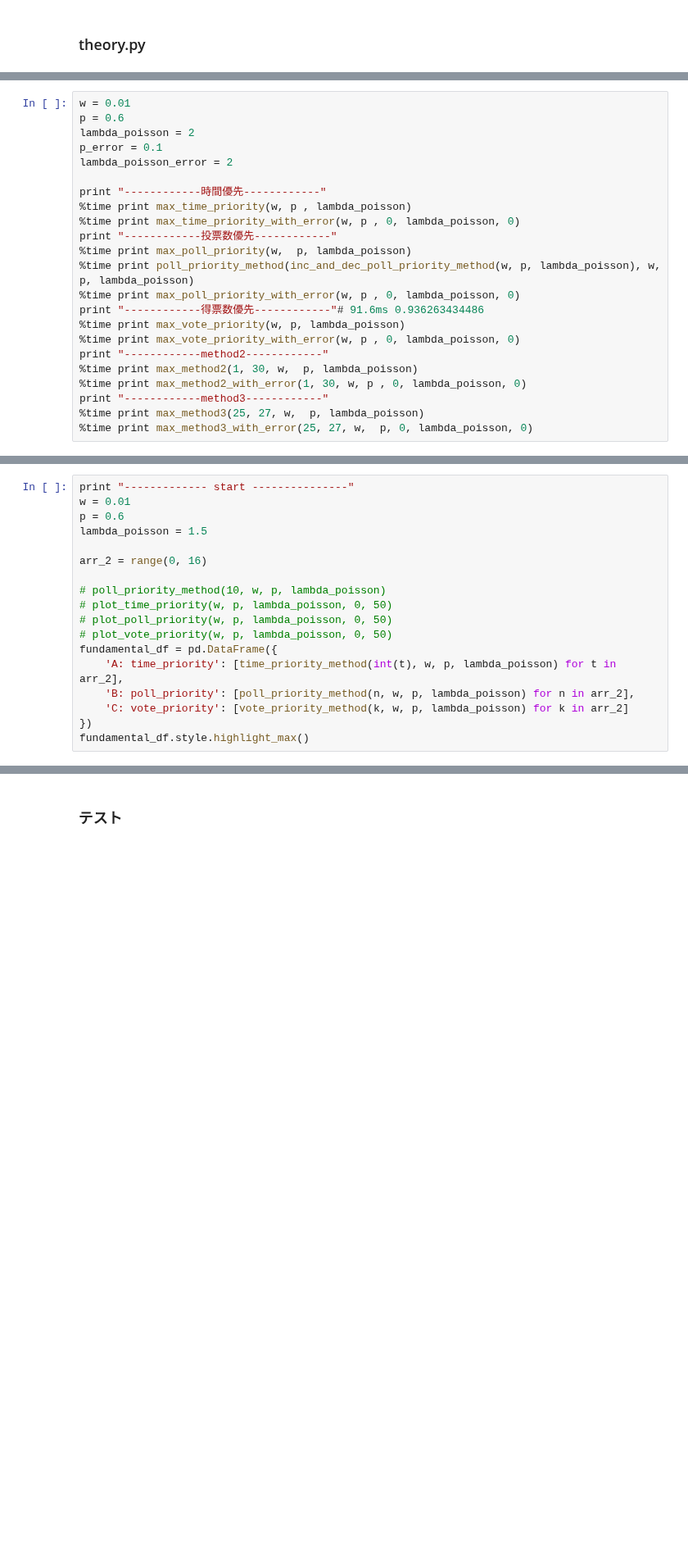
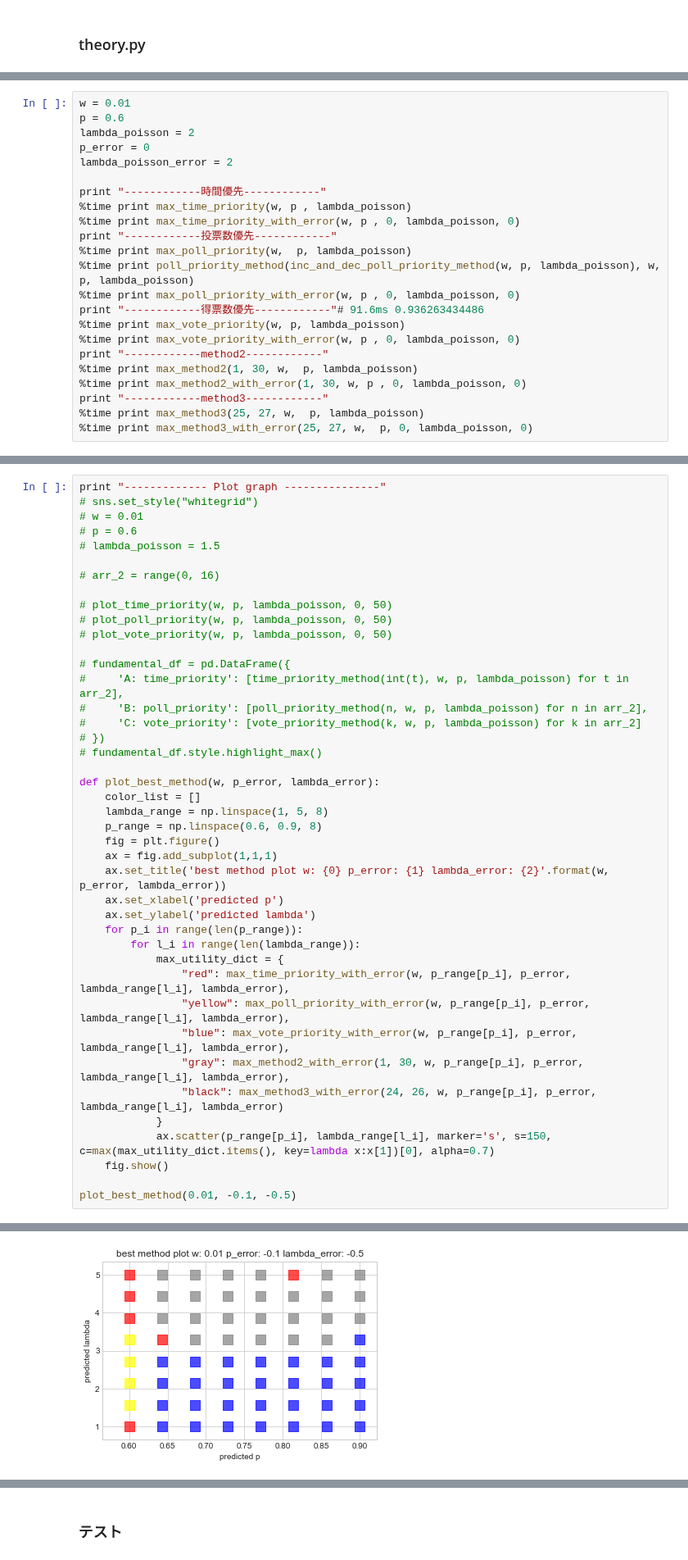
Before and after one commit to k33asby/opinion-aggregation-experiment, a Jupyter notebook: py/simulation.ipynb, the cells around one changed output, grey strips where cells are left out. Shown at 82% size. Cells and saved outputs as stored; diff of their text form; blank space fills up the shorter version.

Commit message:
Add plot_best_method graph

```diff
--- a/py/simulation.ipynb
+++ b/py/simulation.ipynb
@@ -696,7 +457,7 @@ def plot_method4(T1, w, p, lambda_poisson, s_time, t_time):
 w = 0.01
 p = 0.6
 lambda_poisson = 2
-p_error = 0.1
+p_error = 0
 lambda_poisson_error = 2
 
 print "------------時間優先------------"
@@ -736,19 +500,43 @@ Wall time: 1.81 ms
 # %%
-print "------------- start ---------------"
-w = 0.01
-p = 0.6
-lambda_poisson = 1.5
+print "------------- Plot graph ---------------"
+# sns.set_style("whitegrid")
+# w = 0.01
+# p = 0.6
+# lambda_poisson = 1.5
 
-arr_2 = range(0, 16)
+# arr_2 = range(0, 16)
 
-# poll_priority_method(10, w, p, lambda_poisson)
 # plot_time_priority(w, p, lambda_poisson, 0, 50)
 # plot_poll_priority(w, p, lambda_poisson, 0, 50)
 # plot_vote_priority(w, p, lambda_poisson, 0, 50)
-fundamental_df = pd.DataFrame({
-    'A: time_priority': [time_priority_method(int(t), w, p, lambda_poisson) for t in arr_2],
-    'B: poll_priority': [poll_priority_method(n, w, p, lambda_poisson) for n in arr_2],
-    'C: vote_priority': [vote_priority_method(k, w, p, lambda_poisson) for k in arr_2]
-})
-fundamental_df.style.highlight_max()
+
+# fundamental_df = pd.DataFrame({
+#     'A: time_priority': [time_priority_method(int(t), w, p, lambda_poisson) for t in arr_2],
+#     'B: poll_priority': [poll_priority_method(n, w, p, lambda_poisson) for n in arr_2],
+#     'C: vote_priority': [vote_priority_method(k, w, p, lambda_poisson) for k in arr_2]
+# })
+# fundamental_df.style.highlight_max()
+
+def plot_best_method(w, p_error, lambda_error):
+    color_list = []
+    lambda_range = np.linspace(1, 5, 8)
+    p_range = np.linspace(0.6, 0.9, 8)
+    fig = plt.figure()
+    ax = fig.add_subplot(1,1,1)
+    ax.set_title('best method plot w: {0} p_error: {1} lambda_error: {2}'.format(w, p_error, lambda_error))
+    ax.set_xlabel('predicted p')
+    ax.set_ylabel('predicted lambda')
+    for p_i in range(len(p_range)):
+        for l_i in range(len(lambda_range)):
+            max_utility_dict = {
+                "red": max_time_priority_with_error(w, p_range[p_i], p_error, lambda_range[l_i], lambda_error),
+                "yellow": max_poll_priority_with_error(w, p_range[p_i], p_error, lambda_range[l_i], lambda_error),
+                "blue": max_vote_priority_with_error(w, p_range[p_i], p_error, lambda_range[l_i], lambda_error),
+                "gray": max_method2_with_error(1, 30, w, p_range[p_i], p_error, lambda_range[l_i], lambda_error),
+                "black": max_method3_with_error(24, 26, w, p_range[p_i], p_error, lambda_range[l_i], lambda_error)
+            }
+            ax.scatter(p_range[p_i], lambda_range[l_i], marker='s', s=150, c=max(max_utility_dict.items(), key=lambda x:x[1])[0], alpha=0.7)
+    fig.show()
+
+plot_best_method(0.01, -0.1, -0.5)
 # %% [output]
@@ -773,3 +544,4 @@ fundamental_df.style.highlight_max()
+[figure, added]
 # %%
 w = 0.01
 p = 0.6
```
Also changed, not shown: parts of 13 cells of this notebook, 2 other files.
